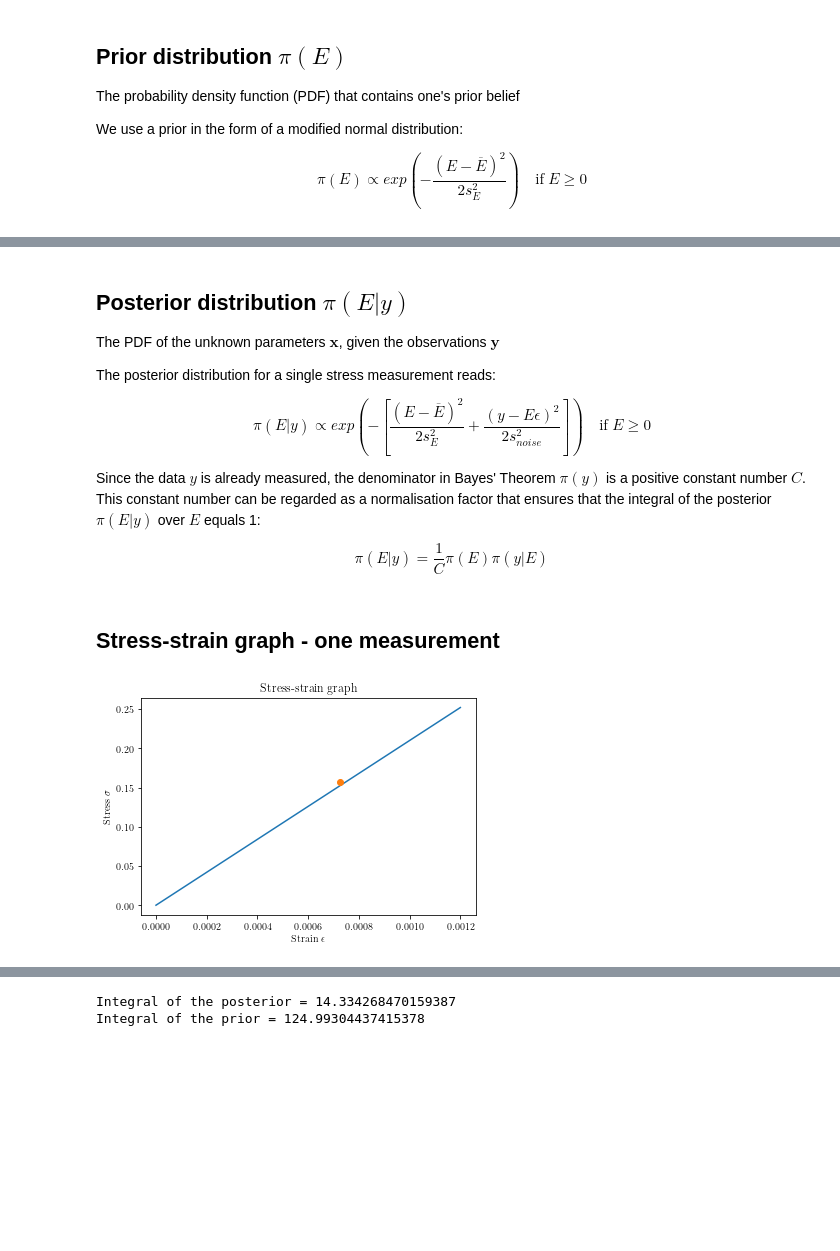
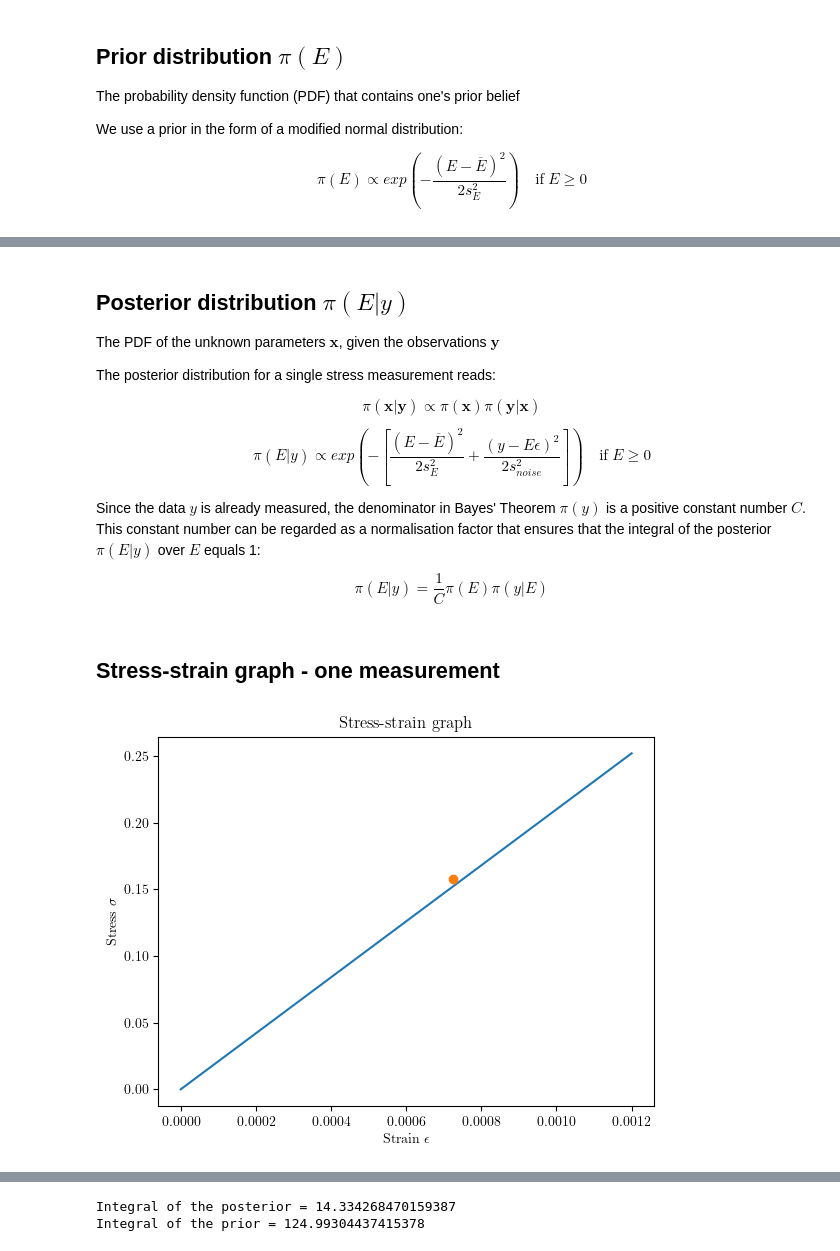
Before and after one commit to mark-hobbs/bayesian-inference-tutorial, a Jupyter notebook: 1_Linear_Elasticity.ipynb, the cells around one changed output, grey strips where cells are left out. Saved outputs shown, nothing was run; the diff lists cells and outputs as text; code cells hidden in the pictures; blank space fills up the shorter version.

```diff
--- a/1_Linear_Elasticity.ipynb
+++ b/1_Linear_Elasticity.ipynb
@@ -14,6 +21,8 @@ save_figures = False
 # %%
 def add_labels(graph_title, x_label, y_label):
-    """Add labels to graphs"""
+    """
+    Add labels to graphs
+    """
     plt.title(graph_title)
     plt.xlabel(x_label)
     plt.ylabel(y_label)
@@ -96,6 +147,8 @@ The PDF of the unknown parameters $\textbf{x}$, given the observations $\textbf{
 
 The posterior distribution for a single stress measurement reads:
 
+$$\pi(\textbf{x}|\textbf{y}) \propto \pi(\textbf{x})\pi(\textbf{y}|\textbf{x})$$
+
 $$\pi(E|y) \propto exp\left(-\left[\frac{(E - \overline{E})^2}{2s^2_E} + \frac{(y-E\epsilon)^2} {2s^2_{noise}}\right]\right) \quad \text{if}\; E \geqslant 0$$
 
 Since the data $y$ is already measured, the denominator in Bayes' Theorem $\pi(y)$ is a positive constant number $C$. This constant number can be regarded as a normalisation factor that ensures that the integral of the posterior $\pi(E|y)$ over $E$ equals 1:
@@ -113,14 +166,18 @@ def calculate_posterior(E, mean, std_dev, stress, strain, std_dev_noise):
 # %% [markdown]
 ## Stress-strain graph - one measurement
 # %%
-strain = numpy.linspace(0, 1.2E-3)
-stress = E_accurate * strain
+E_true = 210
+strain = np.linspace(0, 1.2E-3)
+stress = E_true * strain
+
+stress_measured = [0.1576]
+strain_measured = [7.25E-4]
 
 plt.plot(strain, stress)
 plt.plot(strain_measured, stress_measured, 'o')
 add_labels("Stress-strain graph", "Strain $\epsilon$", "Stress $\sigma$")
 # %% [output]
-[figure, old version]
+[figure, new version]
 # %%
 posterior_list = []
 
```
Also changed, not shown: parts of 24 cells of this notebook, 5 other files.
